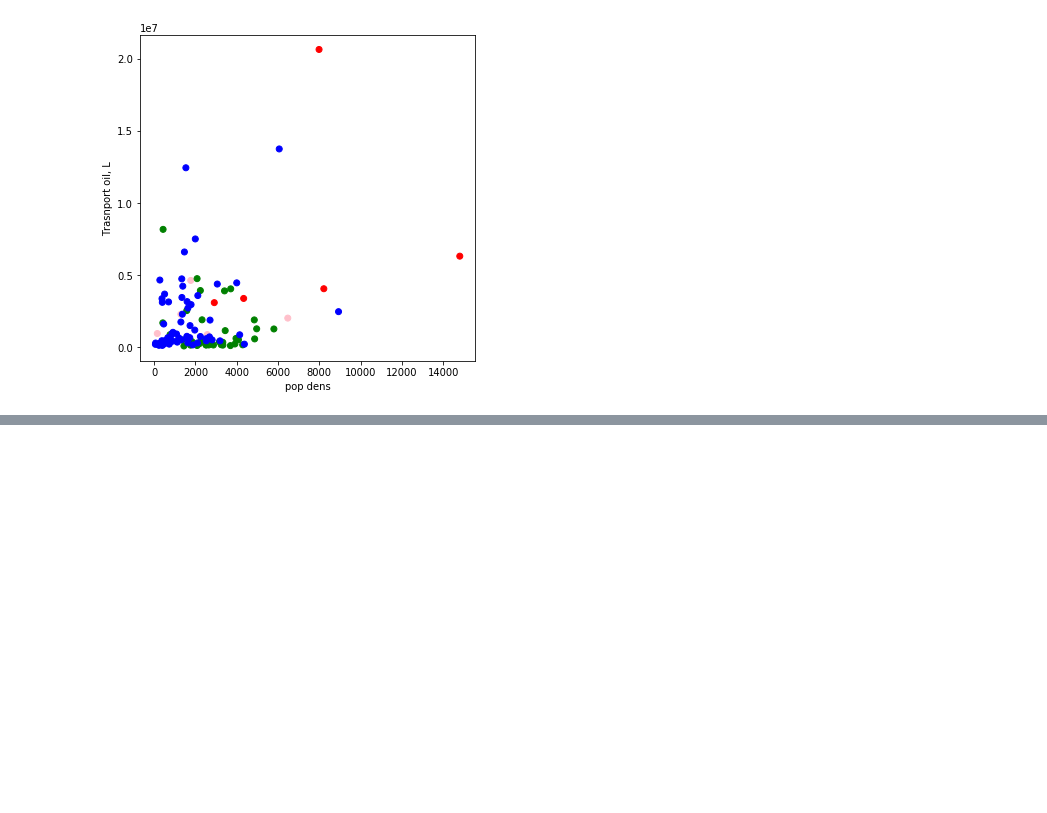
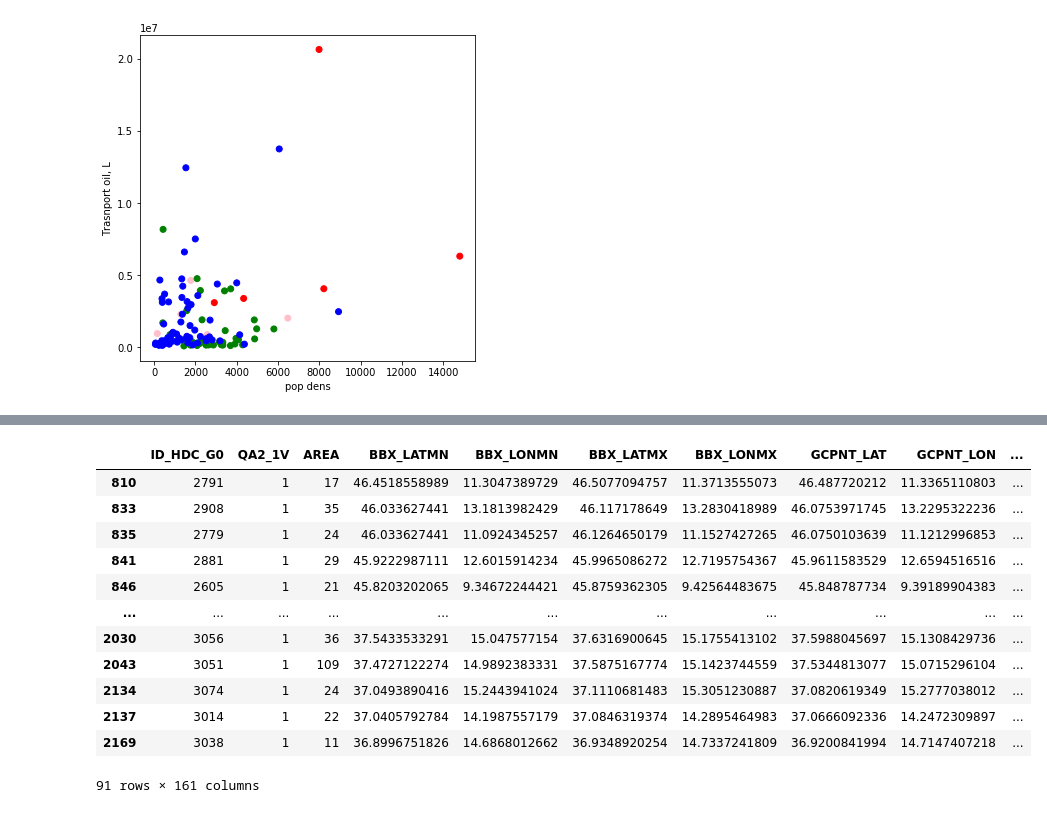
Before and after one commit to Lkruitwagen/global-fossil-fuel-supply-chain, a Jupyter notebook: notebooks/explore.ipynb, the cells around one changed output, grey strips where cells are left out. Cells and saved outputs as stored; diff of their text form; code cells hidden in the pictures; blank space fills up the shorter version.

```diff
--- a/notebooks/explore.ipynb
+++ b/notebooks/explore.ipynb
@@ -158,0 +220,16 @@ pop dens vs floorspace
+# %%
+ghsl_gdf[ghsl_gdf.CTR_MN_NM=='Italy']
+# %% [output]
+|  | ID_HDC_G0 | QA2_1V | AREA | BBX_LATMN | BBX_LONMN | BBX_LATMX | BBX_LONMX | GCPNT_LAT | GCPNT_LON | ... |
+| 810 | 2791 | 1 | 17 | 46.4518558989 | 11.3047389729 | 46.5077094757 | 11.3713555073 | 46.487720212 | 11.3365110803 | ... |
+| 833 | 2908 | 1 | 35 | 46.033627441 | 13.1813982429 | 46.117178649 | 13.2830418989 | 46.0753971745 | 13.2295322236 | ... |
+| 835 | 2779 | 1 | 24 | 46.033627441 | 11.0924345257 | 46.1264650179 | 11.1527427265 | 46.0750103639 | 11.1212996853 | ... |
+| 841 | 2881 | 1 | 29 | 45.9222987111 | 12.6015914234 | 45.9965086272 | 12.7195754367 | 45.9611583529 | 12.6594516516 | ... |
+| 846 | 2605 | 1 | 21 | 45.8203202065 | 9.34672244421 | 45.8759362305 | 9.42564483675 | 45.848787734 | 9.39189904383 | ... |
+| ... | ... | ... | ... | ... | ... | ... | ... | ... | ... | ... |
+| 2030 | 3056 | 1 | 36 | 37.5433533291 | 15.047577154 | 37.6316900645 | 15.1755413102 | 37.5988045697 | 15.1308429736 | ... |
+| 2043 | 3051 | 1 | 109 | 37.4727122274 | 14.9892383331 | 37.5875167774 | 15.1423744559 | 37.5344813077 | 15.0715296104 | ... |
+| 2134 | 3074 | 1 | 24 | 37.0493890416 | 15.2443941024 | 37.1110681483 | 15.3051230887 | 37.0820619349 | 15.2777038012 | ... |
+| 2137 | 3014 | 1 | 22 | 37.0405792784 | 14.1987557179 | 37.0846319374 | 14.2895464983 | 37.0666092336 | 14.2472309897 | ... |
+| 2169 | 3038 | 1 | 11 | 36.8996751826 | 14.6868012662 | 36.9348920254 | 14.7337241809 | 36.9200841994 | 14.7147407218 | ... |
+91 rows × 161 columns
```
Also changed, not shown: parts of 37 cells of this notebook.
